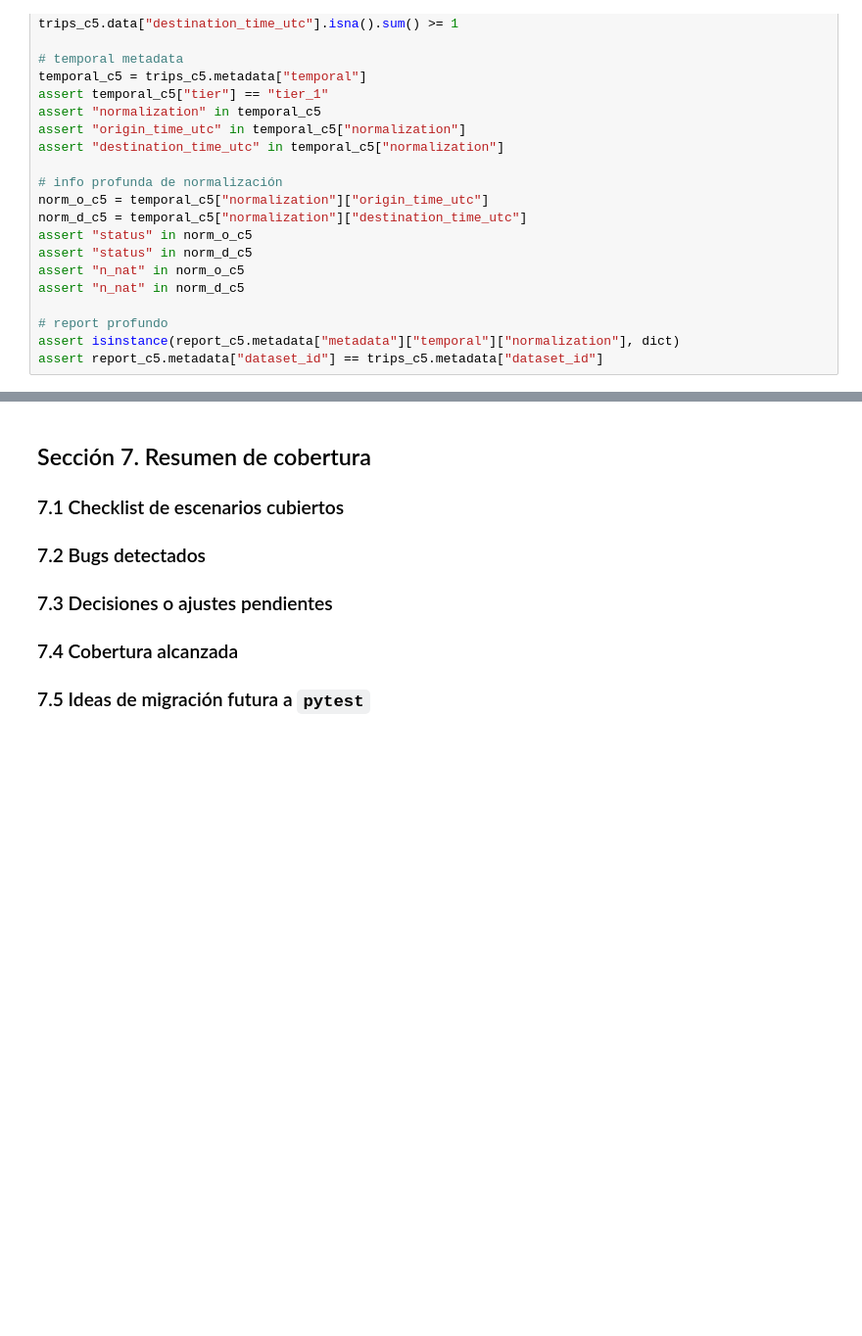
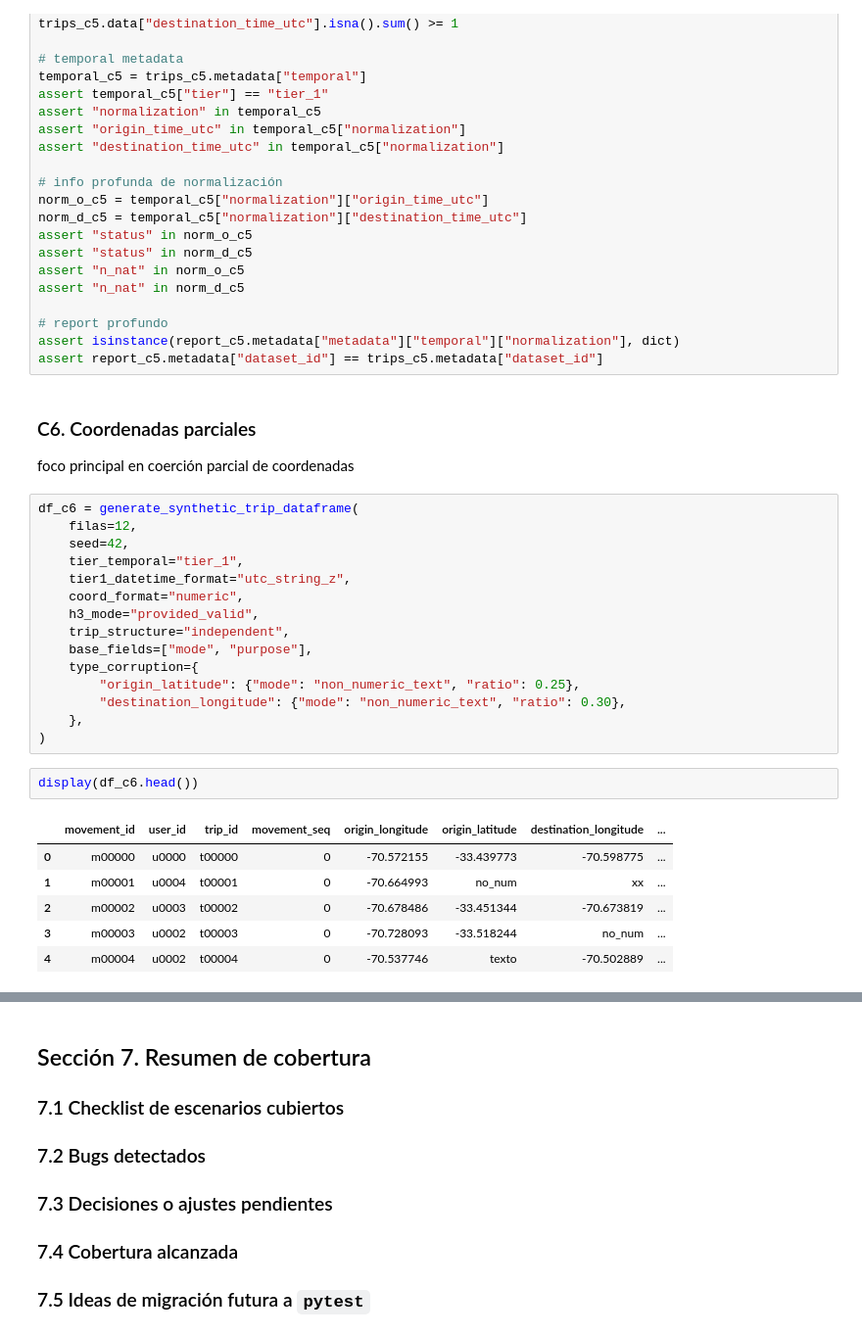
Before and after one commit to sebastianolmos/pylondrina, a Jupyter notebook: notebooks/testing/import_trips/integration_tests.ipynb, the cells around one changed output, grey strips where cells are left out. Shown at 98% size. Saved outputs shown, nothing was run; the diff lists cells and outputs as text; blank space fills up the shorter version.

```diff
--- a/notebooks/testing/import_trips/integration_tests.ipynb
+++ b/notebooks/testing/import_trips/integration_tests.ipynb
@@ -1498,3 +1498,31 @@ assert "n_nat" in norm_d_c5
 # report profundo
 assert isinstance(report_c5.metadata["metadata"]["temporal"]["normalization"], dict)
 assert report_c5.metadata["dataset_id"] == trips_c5.metadata["dataset_id"]
+# %% [markdown]
+### C6. Coordenadas parciales
+
+foco principal en coerción parcial de coordenadas
+# %%
+df_c6 = generate_synthetic_trip_dataframe(
+    filas=12,
+    seed=42,
+    tier_temporal="tier_1",
+    tier1_datetime_format="utc_string_z",
+    coord_format="numeric",
+    h3_mode="provided_valid",
+    trip_structure="independent",
+    base_fields=["mode", "purpose"],
+    type_corruption={
+        "origin_latitude": {"mode": "non_numeric_text", "ratio": 0.25},
+        "destination_longitude": {"mode": "non_numeric_text", "ratio": 0.30},
+    },
+)
+# %%
+display(df_c6.head())
+# %% [output]
+|  | movement_id | user_id | trip_id | movement_seq | origin_longitude | origin_latitude | destination_longitude | ... |
+| 0 | m00000 | u0000 | t00000 | 0 | -70.572155 | -33.439773 | -70.598775 | ... |
+| 1 | m00001 | u0004 | t00001 | 0 | -70.664993 | no_num | xx | ... |
+| 2 | m00002 | u0003 | t00002 | 0 | -70.678486 | -33.451344 | -70.673819 | ... |
+| 3 | m00003 | u0002 | t00003 | 0 | -70.728093 | -33.518244 | no_num | ... |
+| 4 | m00004 | u0002 | t00004 | 0 | -70.537746 | texto | -70.502889 | ... |
```
Also changed, not shown: parts of 61 cells of this notebook, 1 other file.
